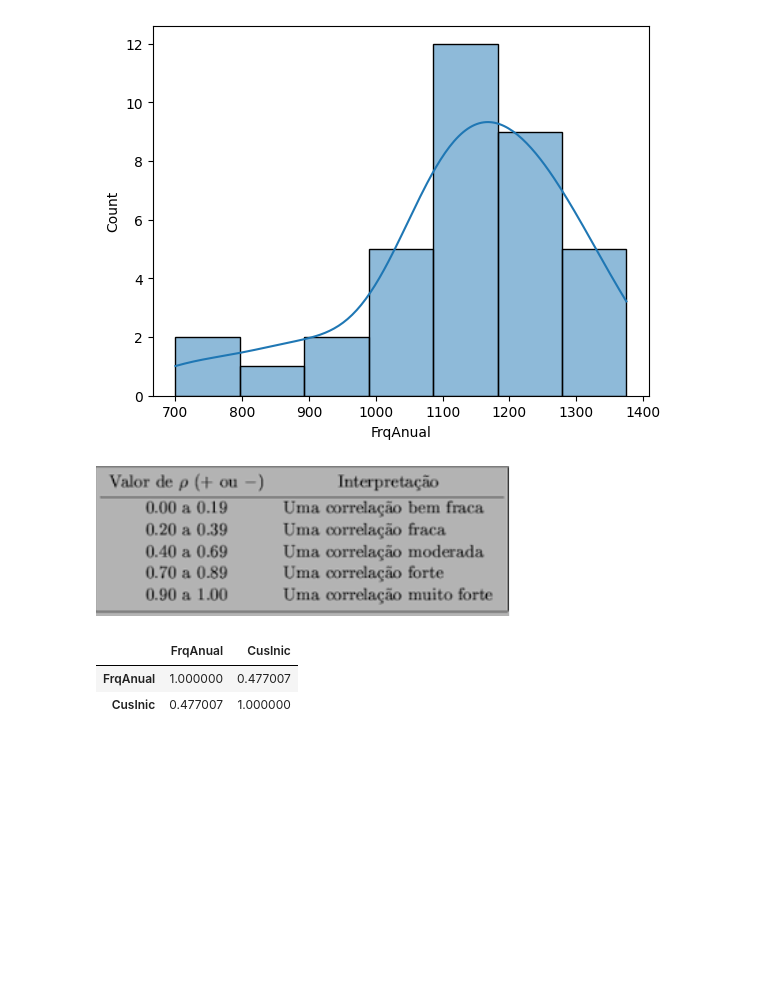
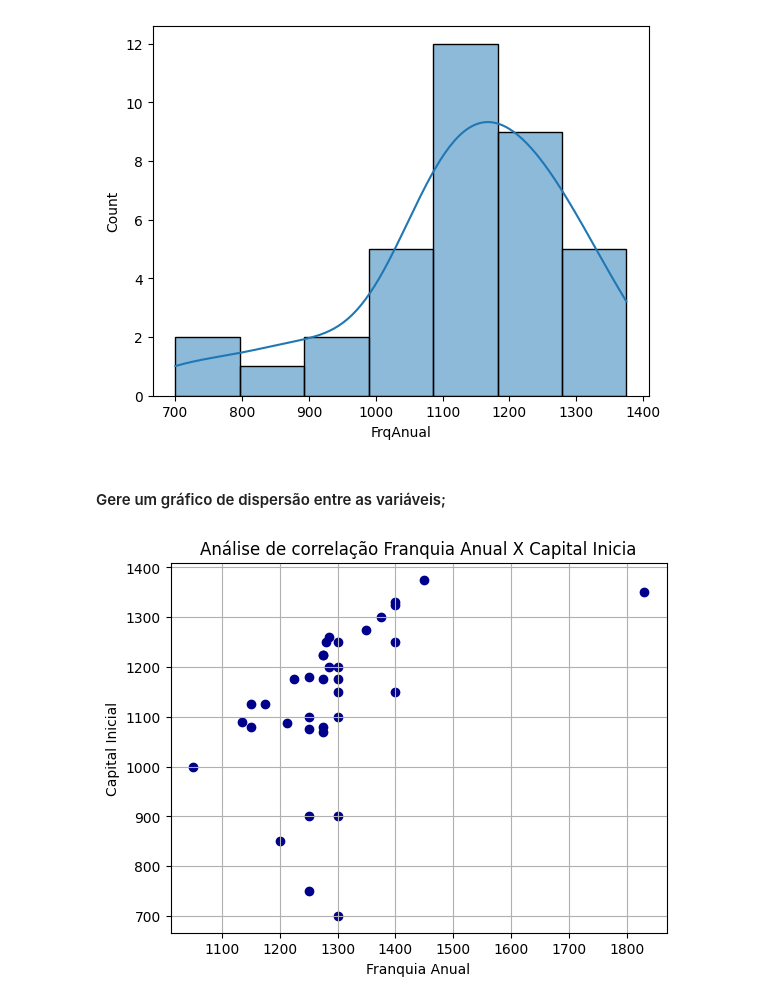
Before and after one commit to carmoemanoel/fundamentos-Big-data-SENAI-Python, a Jupyter notebook: exercícios/Exercício de Estudo de caso.ipynb, the cells around one changed output. Drawn from its saved outputs; the diff is of its cells as text; code cells hidden in the pictures; blank space fills up the shorter version.

```diff
--- a/exercícios/Exercício de Estudo de caso.ipynb
+++ b/exercícios/Exercício de Estudo de caso.ipynb
@@ -69,13 +85,13 @@ sns.histplot(data=dados,x= 'FrqAnual', kde=True)
 # %% [output]
 <Axes: xlabel='FrqAnual', ylabel='Count'>
 [figure]
-# %% [markdown]
-![image.png](attachment:image.png)
-# %%
-# Analisar a correlação entre as variáveis;
-dados.corr()
-# Nesse caso a correlação se mostra moderada
-# %% [output]
-|  | FrqAnual | CusInic |
-| FrqAnual | 1.000000 | 0.477007 |
-| CusInic | 0.477007 | 1.000000 |
+# %% [markdown]
+#### Gere um gráfico de dispersão entre as variáveis;
+# %%
+plt.scatter(data= dados, y = 'FrqAnual', x = 'CusInic', color = 'darkblue')
+plt.title('Análise de correlação Franquia Anual X Capital Inicia')
+plt.xlabel('Franquia Anual')
+plt.ylabel('Capital Inicial')
+plt.grid(True)
+# %% [output]
+[figure, added]
```
Also changed, not shown: parts of 21 cells of this notebook, 2 other files.
